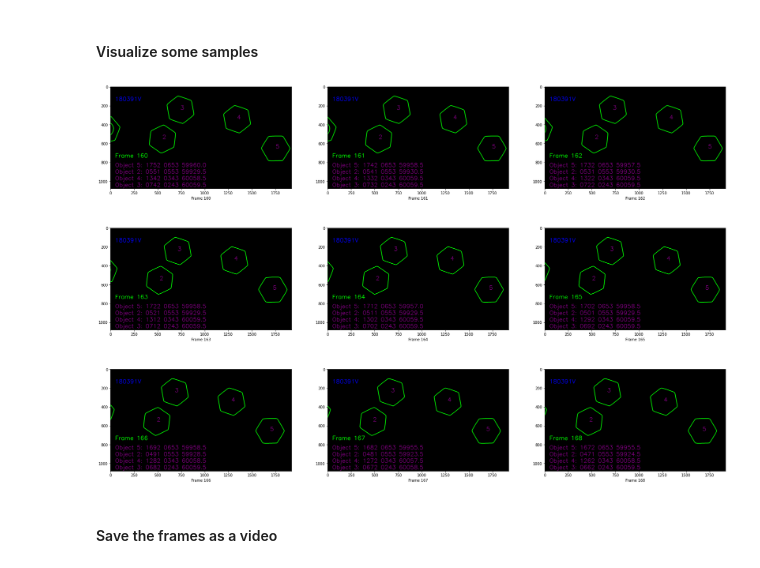
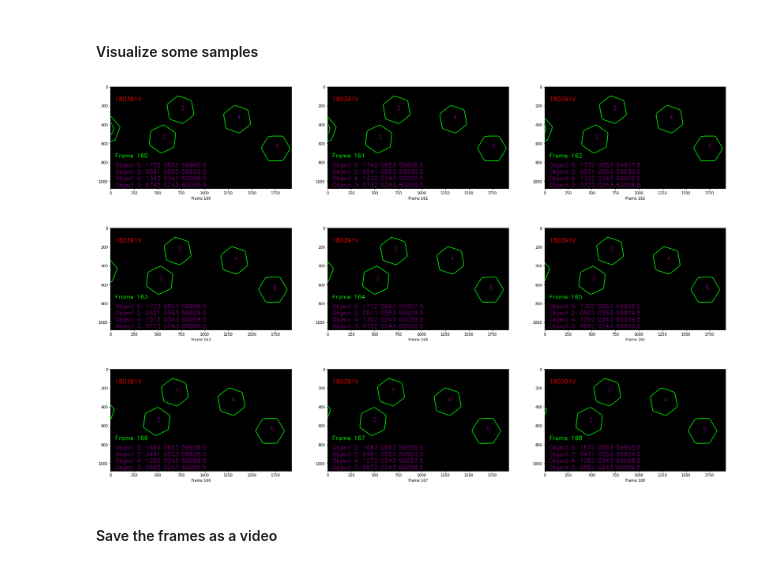
Before and after one commit to MayooranT/Fundamentals-of-Image-Processing, a Jupyter notebook: EN2550_Assignment5.ipynb, the cells around one changed output. Cells and saved outputs as stored; diff of their text form; code cells hidden in the pictures.

```diff
--- a/EN2550_Assignment5.ipynb
+++ b/EN2550_Assignment5.ipynb
@@ -16,8 +21,8 @@ from google.colab.patches import cv2_imshow
 # %% [markdown]
 #### Visualize the template image and the convey belt
 # %%
-template_im = cv.imread(r'template.png', cv.IMREAD_GRAYSCALE)
-belt_im = cv.imread(r'belt.png', cv.IMREAD_GRAYSCALE)
+template_im = cv.imread(r'/content/drive/MyDrive/docements/CoLab files/template.png', cv.IMREAD_GRAYSCALE)
+belt_im = cv.imread(r'/content/drive/MyDrive/docements/CoLab files/belt.png', cv.IMREAD_GRAYSCALE)
 fig, ax = plt. subplots(1,2,figsize=(10,10))
 ax[0].imshow(template_im, cmap='gray')
 ax[1].imshow(belt_im, cmap='gray')
@@ -209,7 +214,7 @@ assert prev_index(a,b,delta,i) == 1, " Check the function "
 # %% [markdown]
 #### Accessing each frame of the video
 # %%
-cap = cv.VideoCapture('conveyor_with_rotation.mp4') # give the correct path here
+cap = cv.VideoCapture('/content/drive/MyDrive/docements/CoLab files/conveyor_with_rotation.mp4') # give the correct path here
 while cap.isOpened():
   ret, frame = cap.read()
   if not ret:
@@ -229,7 +234,7 @@ Can't receive frame (stream end?). Exiting ...
 # %%
 gray_frames = []  # a list to save all grey frames
 
-cap = cv.VideoCapture('conveyor_with_rotation.mp4')
+cap = cv.VideoCapture('/content/drive/MyDrive/docements/CoLab files/conveyor_with_rotation.mp4')
 print("Video capturing is in progress...")
 while cap.isOpened():
     ret, frame = cap.read()
@@ -373,12 +378,12 @@ Annotation completed.
 # %%
 plt.figure(figsize=(30,20))
 for i in range(9):
     plt.subplot(3,3,i+1)
-    plt.imshow(annotated_frames[160 +i][:,:,::-1])
+    plt.imshow(annotated_frames[160 +i])
     plt.xlabel("Frame " + str(160 +i))
 plt.show()
 # %% [output]
-[figure, old version]
+[figure, new version]
 # %% [markdown]
 #### Save the frames as a video
 # %%
```
Also changed, not shown: parts of 2 cells of this notebook.
